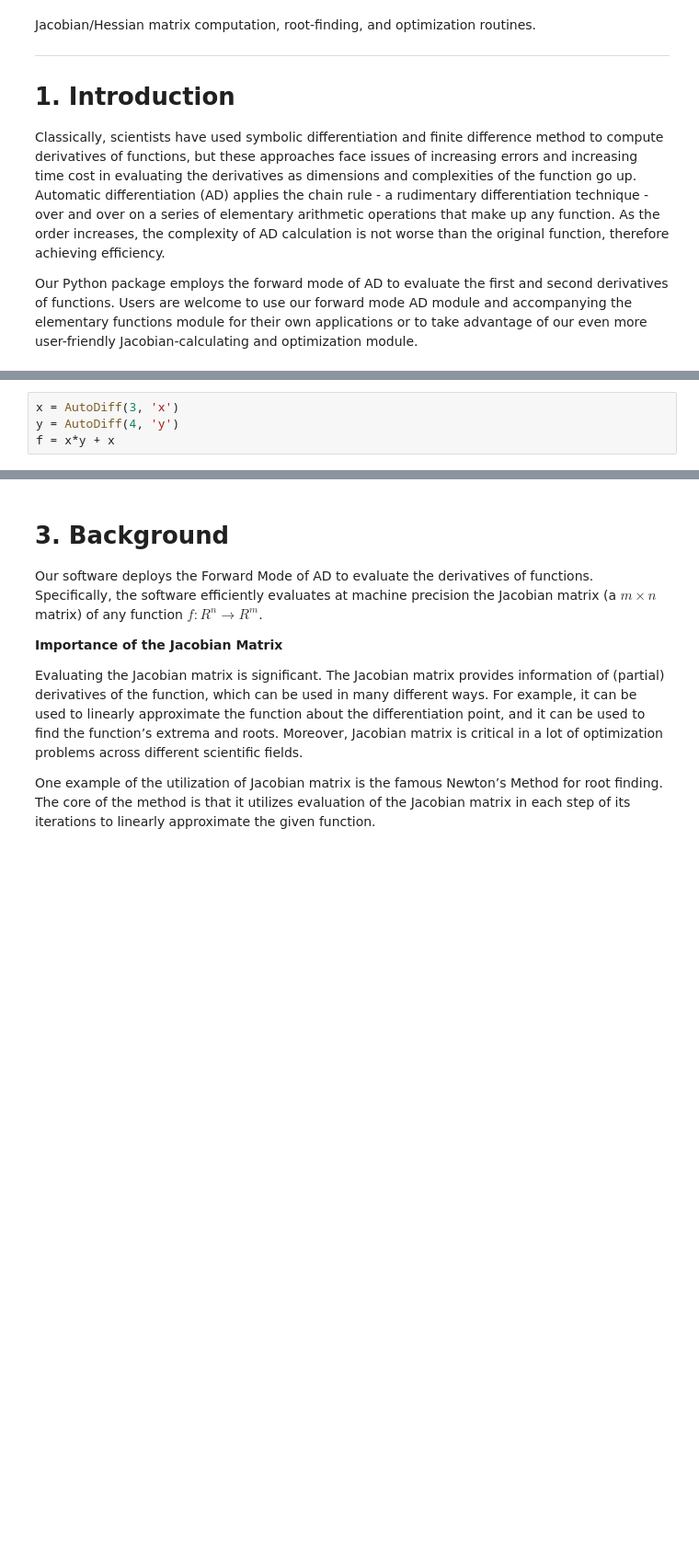
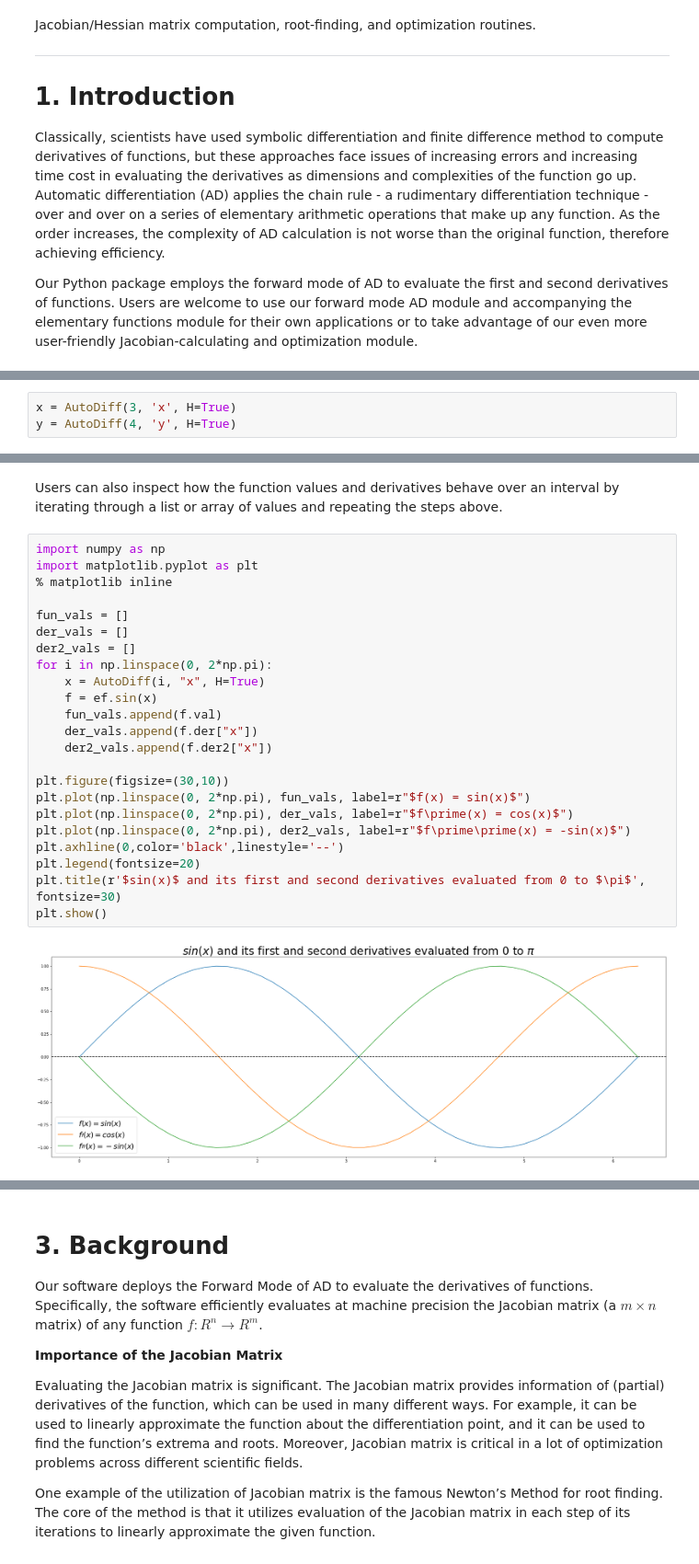
Before and after one commit to CS207ProjectGroup8/cs207-FinalProject, a Jupyter notebook: docs/documentation.ipynb, the cells around one changed output, grey strips where cells are left out. Shown at 92% size. Drawn from its saved outputs; the diff is of its cells as text; blank space fills up the shorter version.

```diff
--- a/docs/documentation.ipynb
+++ b/docs/documentation.ipynb
@@ -32,4 +29,3 @@ and then combine those variables into functions using basic operators like `+`,
 # %%
-x = AutoDiff(3, 'x')
-y = AutoDiff(4, 'y')
-f = x*y + x
+x = AutoDiff(3, 'x', H=True)
+y = AutoDiff(4, 'y', H=True)
@@ -35,0 +64,27 @@ f = x*y + x
+# %% [markdown]
+Users can also inspect how the function values and derivatives behave over an interval by iterating through a list or array of values and repeating the steps above.
+# %%
+import numpy as np
+import matplotlib.pyplot as plt
+% matplotlib inline
+
+fun_vals = []
+der_vals = []
+der2_vals = []
+for i in np.linspace(0, 2*np.pi):
+    x = AutoDiff(i, "x", H=True)
+    f = ef.sin(x)
+    fun_vals.append(f.val)
+    der_vals.append(f.der["x"])
+    der2_vals.append(f.der2["x"])
+
+plt.figure(figsize=(30,10))
+plt.plot(np.linspace(0, 2*np.pi), fun_vals, label=r"$f(x) = sin(x)$")
+plt.plot(np.linspace(0, 2*np.pi), der_vals, label=r"$f\prime(x) = cos(x)$")
+plt.plot(np.linspace(0, 2*np.pi), der2_vals, label=r"$f\prime\prime(x) = -sin(x)$")
+plt.axhline(0,color='black',linestyle='--')
+plt.legend(fontsize=20)
+plt.title(r'$sin(x)$ and its first and second derivatives evaluated from 0 to $\pi$', fontsize=30)
+plt.show()
+# %% [output]
+[figure, added]
```
Also changed, not shown: parts of 67 cells of this notebook.
